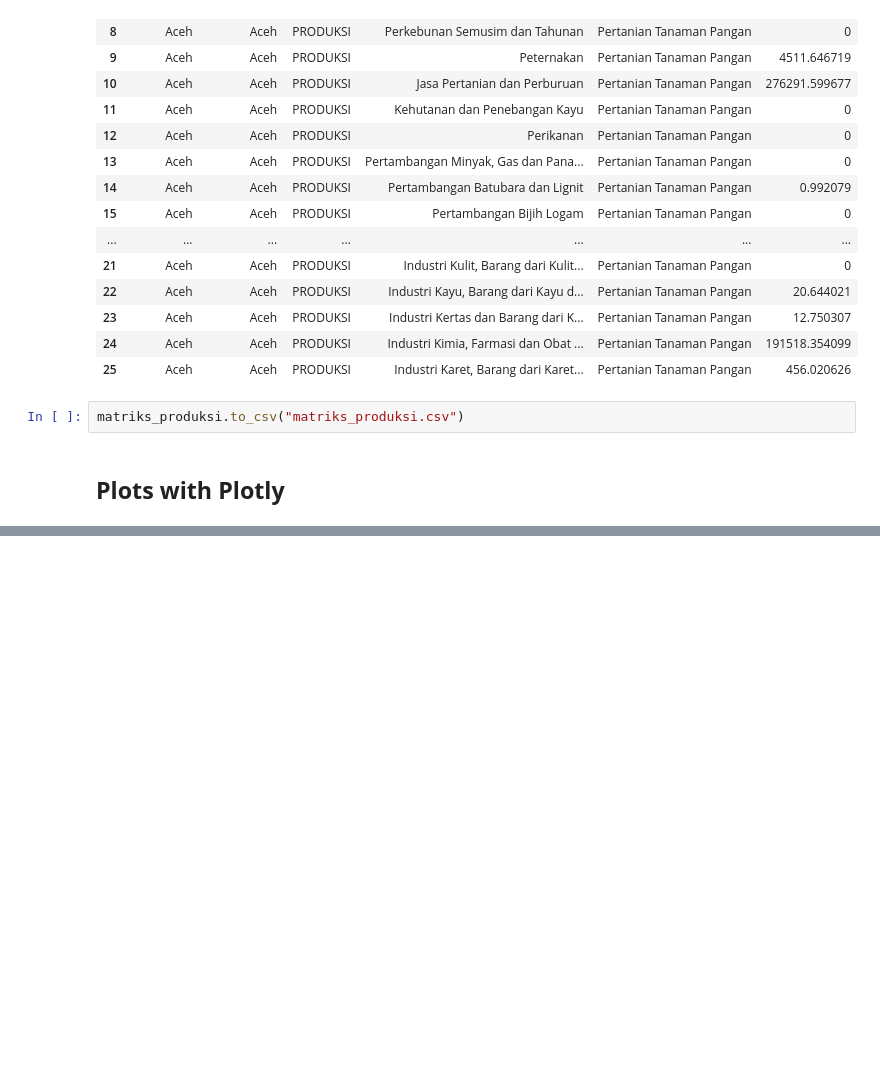
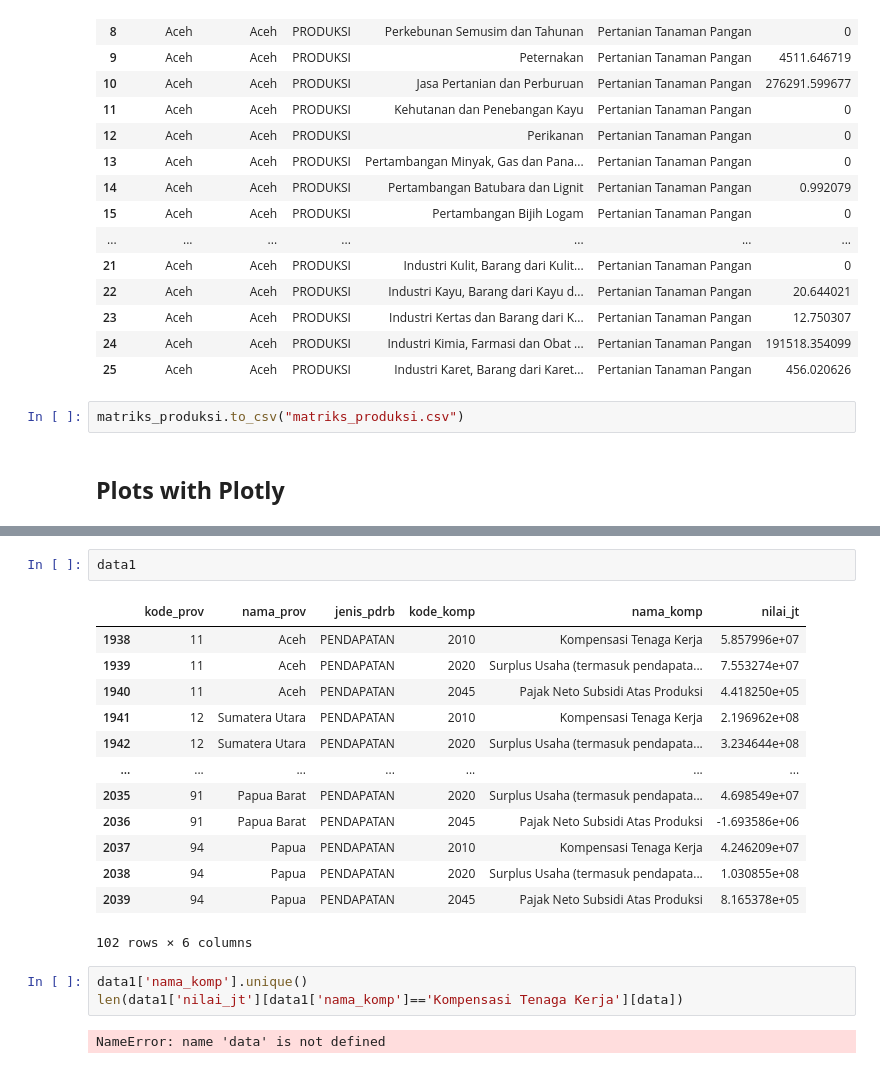
Before and after one commit to nurkhamidah/tryIRIO, a Jupyter notebook: temp.ipynb, the cells around one changed output, grey strips where cells are left out. Cells and saved outputs as stored; diff of their text form; blank space fills up the shorter version.

```diff
--- a/temp.ipynb
+++ b/temp.ipynb
@@ -626,0 +656,21 @@ matriks_produksi.to_csv("matriks_produksi.csv")
+# %%
+data1
+# %% [output]
+|  | kode_prov | nama_prov | jenis_pdrb | kode_komp | nama_komp | nilai_jt |
+| 1938 | 11 | Aceh | PENDAPATAN | 2010 | Kompensasi Tenaga Kerja | 5.857996e+07 |
+| 1939 | 11 | Aceh | PENDAPATAN | 2020 | Surplus Usaha (termasuk pendapata... | 7.553274e+07 |
+| 1940 | 11 | Aceh | PENDAPATAN | 2045 | Pajak Neto Subsidi Atas Produksi | 4.418250e+05 |
+| 1941 | 12 | Sumatera Utara | PENDAPATAN | 2010 | Kompensasi Tenaga Kerja | 2.196962e+08 |
+| 1942 | 12 | Sumatera Utara | PENDAPATAN | 2020 | Surplus Usaha (termasuk pendapata... | 3.234644e+08 |
+| ... | ... | ... | ... | ... | ... | ... |
+| 2035 | 91 | Papua Barat | PENDAPATAN | 2020 | Surplus Usaha (termasuk pendapata... | 4.698549e+07 |
+| 2036 | 91 | Papua Barat | PENDAPATAN | 2045 | Pajak Neto Subsidi Atas Produksi | -1.693586e+06 |
+| 2037 | 94 | Papua | PENDAPATAN | 2010 | Kompensasi Tenaga Kerja | 4.246209e+07 |
+| 2038 | 94 | Papua | PENDAPATAN | 2020 | Surplus Usaha (termasuk pendapata... | 1.030855e+08 |
+| 2039 | 94 | Papua | PENDAPATAN | 2045 | Pajak Neto Subsidi Atas Produksi | 8.165378e+05 |
+102 rows × 6 columns
+# %%
+data1['nama_komp'].unique()
+len(data1['nilai_jt'][data1['nama_komp']=='Kompensasi Tenaga Kerja'][data])
+# %% [output]
+NameError: name 'data' is not defined
```
Also changed, not shown: parts of 9 cells of this notebook, 3 other files.
